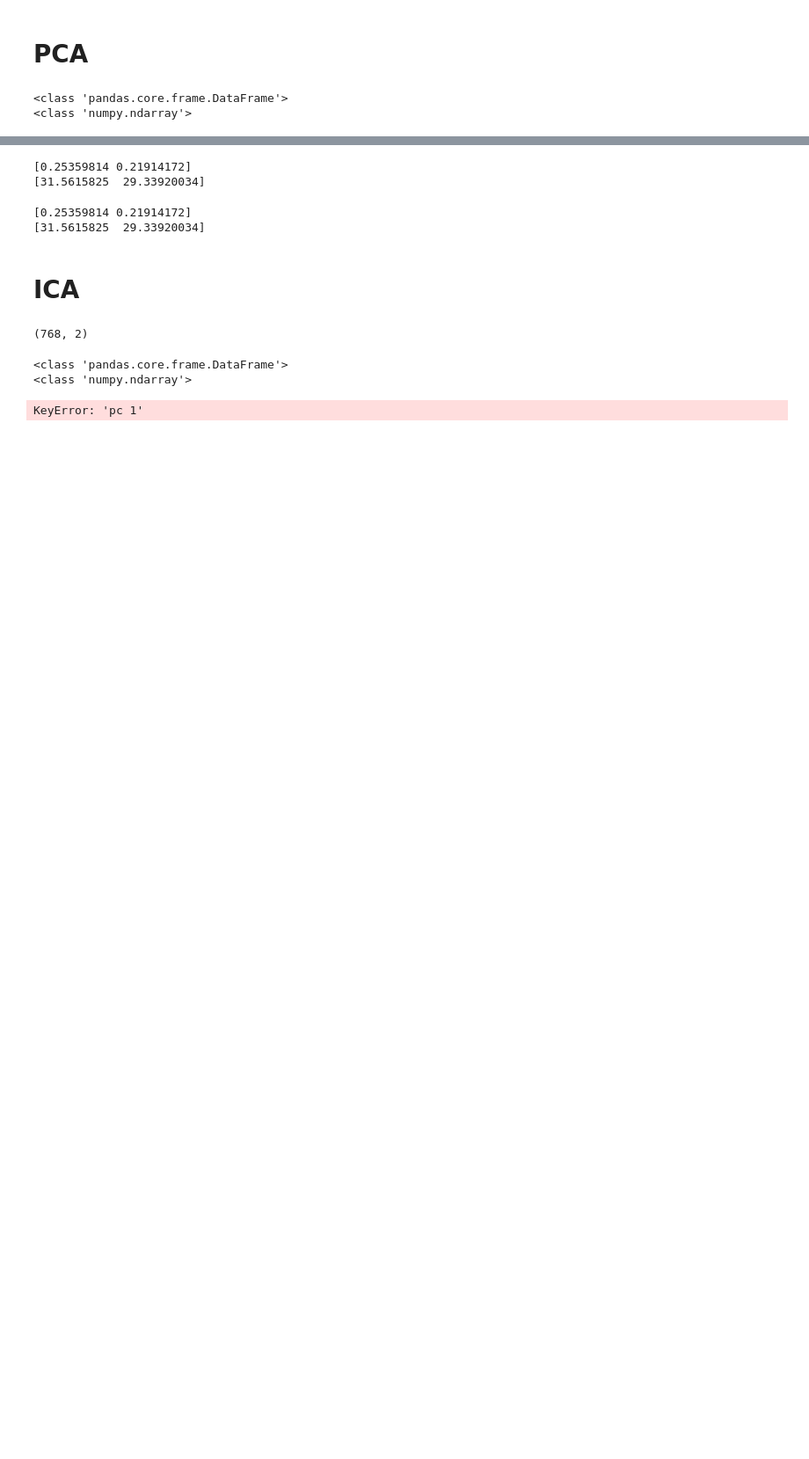
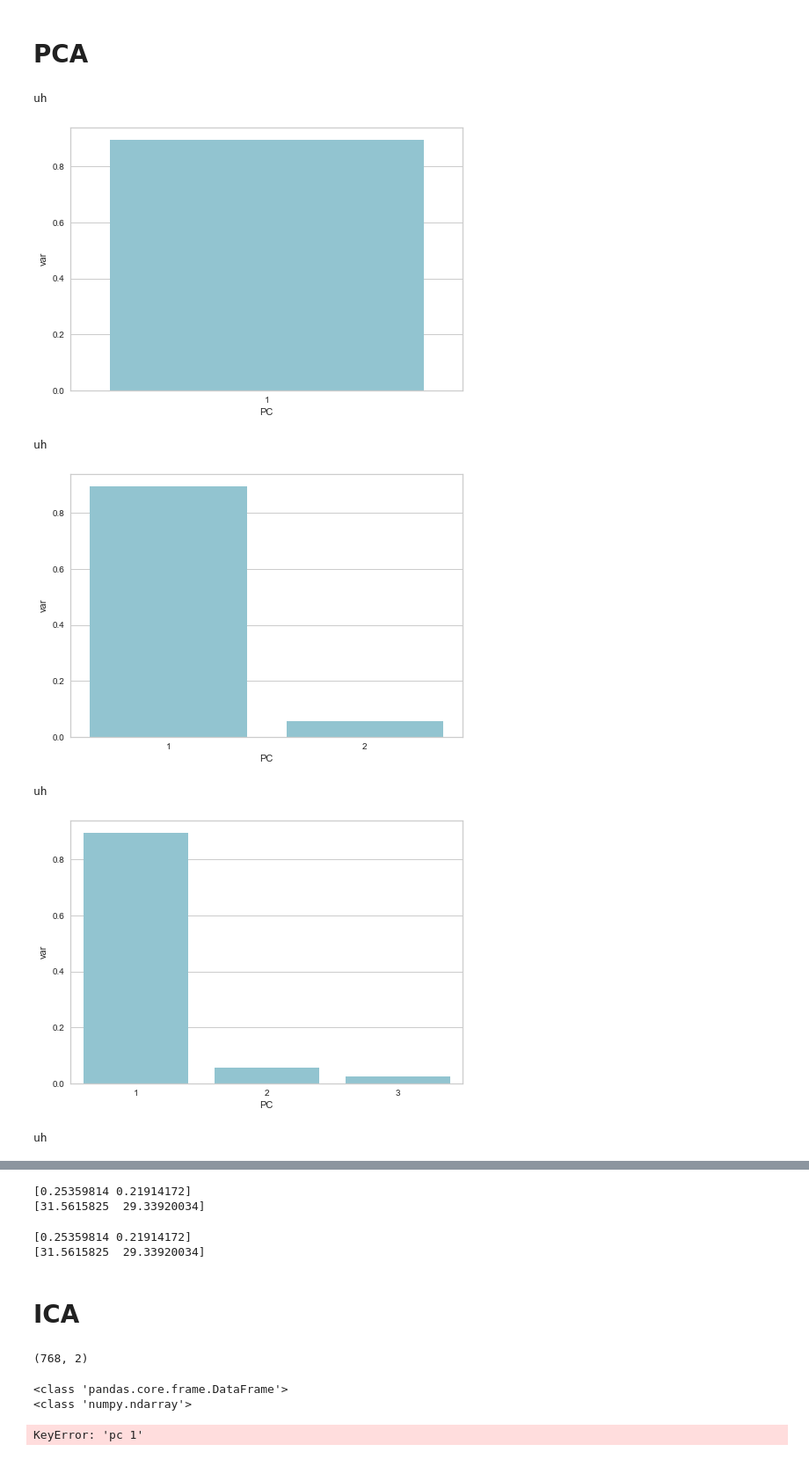
Before and after one commit to jfuerst92/Linothorax, a Jupyter notebook: diabetes.ipynb, the cells around one changed output, grey strips where cells are left out. Shown at 88% size. Drawn from its saved outputs; the diff is of its cells as text; code cells hidden in the pictures; blank space fills up the shorter version.

```diff
--- a/diabetes.ipynb
+++ b/diabetes.ipynb
@@ -342,18 +342,33 @@ def build_pc_col_names(num):
 
 def compare_comp_vals_PCA(vals_range, X, y):
     result_dfs = []
-    n_comp_vals = [1, 2, 3, 4, 5, 6, 7]
+    n_comp_vals = vals_range
     for comp_val in n_comp_vals:
+        print("uh")
         pca = PCA(n_components=comp_val)
         col_vals = build_pc_col_names(comp_val)
         components = pca.fit_transform(X)
 
         pdf = pd.DataFrame(data = components
-                     , columns = ['pc 1', 'pc 2', 'pc 3', 'pc 4'])
+                     , columns = col_vals)
         pdy = pd.DataFrame(data=y, columns=["labels"])
         finalDf = pd.concat([pdf, pdy], axis = 1)
         result_dfs.append(finalDf)
+
+        variance_ratio = pd.DataFrame({'var':pca.explained_variance_ratio_,
+                     'PC':col_vals})
+        sns.barplot(x='PC',y="var", data=variance_ratio, color="c");
+        plt.show()
+        plt.clf()
     return result_dfs
-# %% [output]
-<class 'pandas.core.frame.DataFrame'>
-<class 'numpy.ndarray'>
+# %%
+vals_range = [1, 2, 3, 4, 5, 6, 7]
+results_dfs = compare_comp_vals_PCA(vals_range, X_train, y_train)
+# %% [output]
+uh
+[figure, added]
+uh
+[figure, added]
+uh
+[figure, added]
+uh
```
Also changed, not shown: parts of 18 cells of this notebook.
